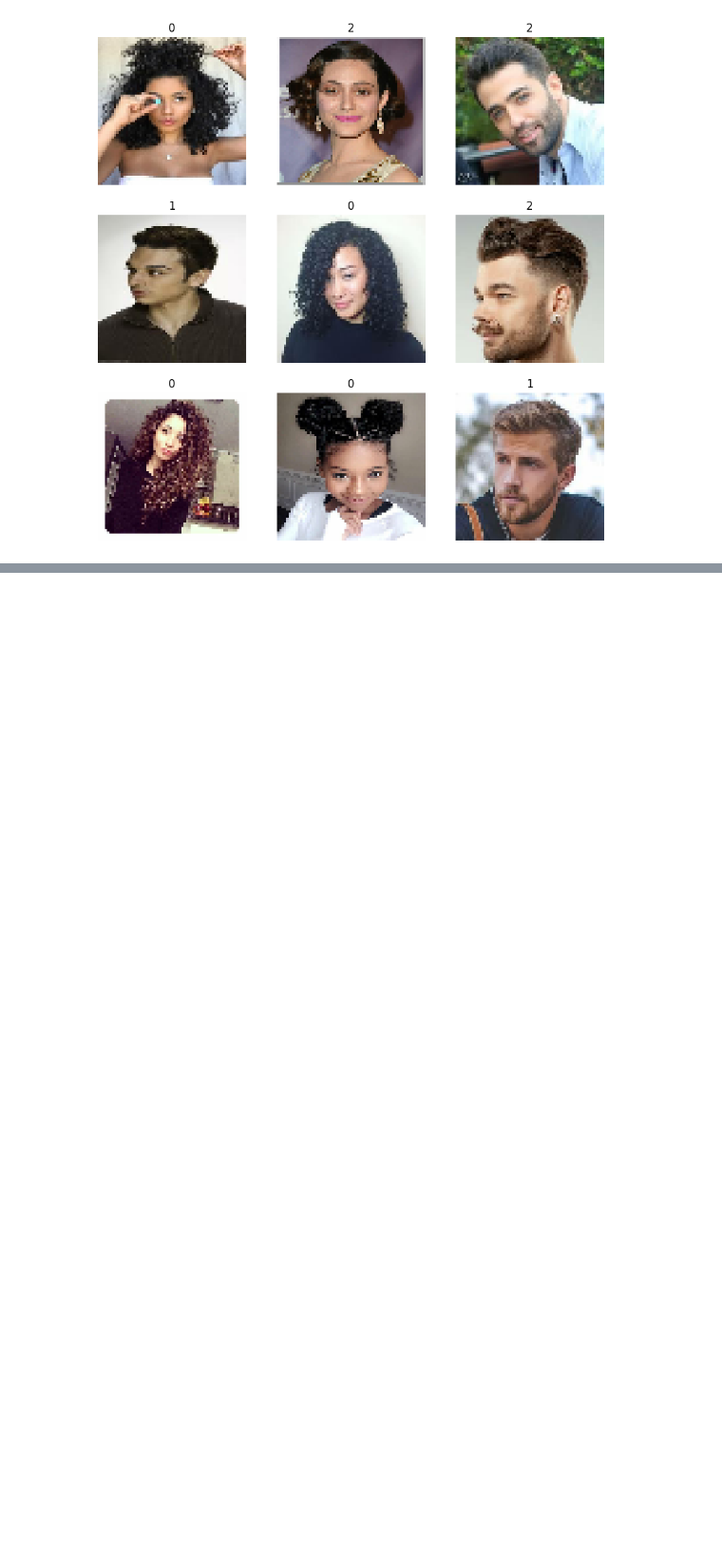
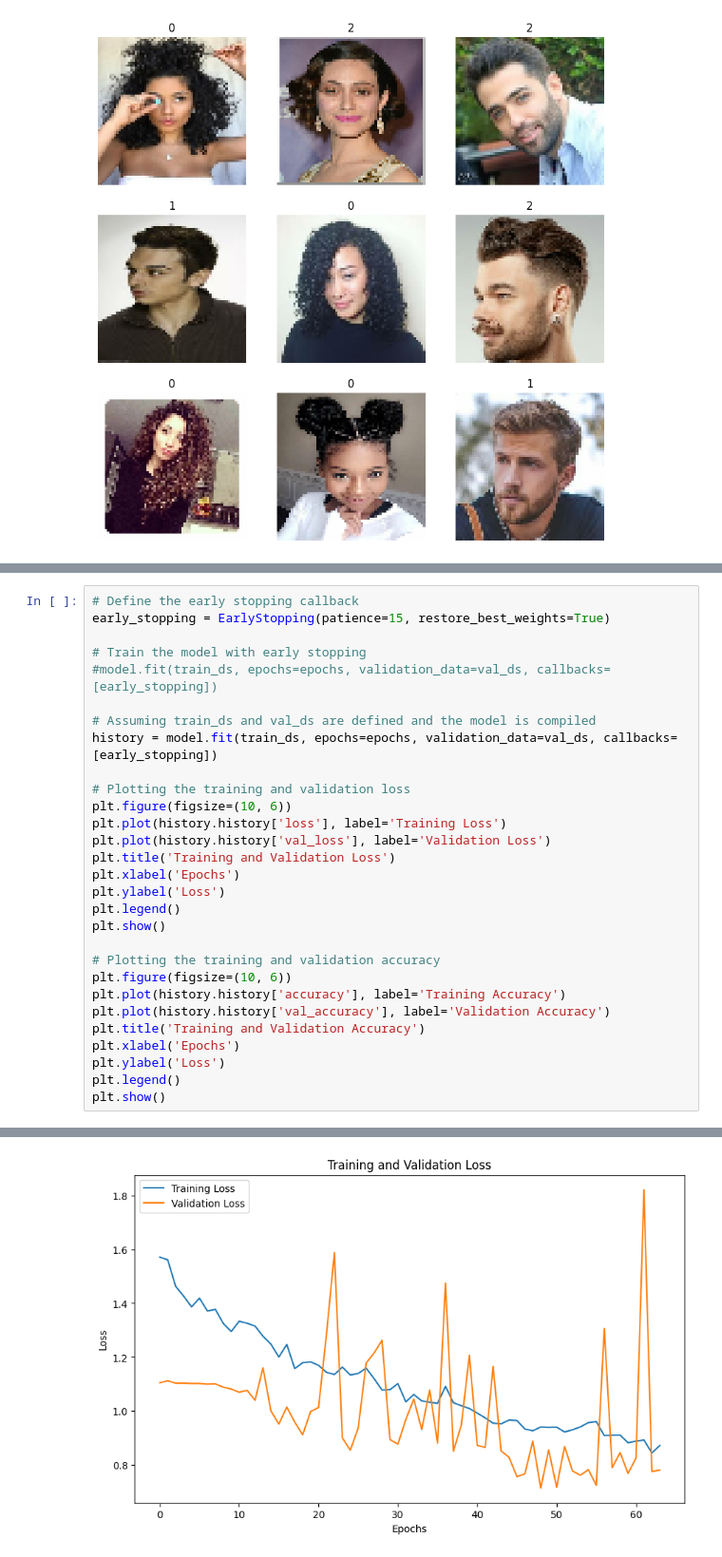
Before and after one commit to angelodelapaz/HairPredictionCNNModel, a Jupyter notebook: ML_LabExercise3.ipynb, the cells around one changed output, grey strips where cells are left out. Shown at 95% size. Saved outputs shown, nothing was run; the diff lists cells and outputs as text; blank space fills up the shorter version.

Commit message:
added baseline model

```diff
--- a/ML_LabExercise3.ipynb
+++ b/ML_LabExercise3.ipynb
@@ -150,0 +129,30 @@ ValueError: Computed output size would be negative. Received `inputs shape=(None
+# %%
+# Define the early stopping callback
+early_stopping = EarlyStopping(patience=15, restore_best_weights=True)
+
+# Train the model with early stopping
+#model.fit(train_ds, epochs=epochs, validation_data=val_ds, callbacks=[early_stopping])
+
+# Assuming train_ds and val_ds are defined and the model is compiled
+history = model.fit(train_ds, epochs=epochs, validation_data=val_ds, callbacks=[early_stopping])
+
+# Plotting the training and validation loss
+plt.figure(figsize=(10, 6))
+plt.plot(history.history['loss'], label='Training Loss')
+plt.plot(history.history['val_loss'], label='Validation Loss')
+plt.title('Training and Validation Loss')
+plt.xlabel('Epochs')
+plt.ylabel('Loss')
+plt.legend()
+plt.show()
+
+# Plotting the training and validation accuracy
+plt.figure(figsize=(10, 6))
+plt.plot(history.history['accuracy'], label='Training Accuracy')
+plt.plot(history.history['val_accuracy'], label='Validation Accuracy')
+plt.title('Training and Validation Accuracy')
+plt.xlabel('Epochs')
+plt.ylabel('Loss')
+plt.legend()
+plt.show()
+# %% [output]
@@ -150,0 +176 @@ ValueError: Computed output size would be negative. Received `inputs shape=(None
+[figure, added]
```
Also changed, not shown: parts of 3 cells of this notebook, 1 other file.
